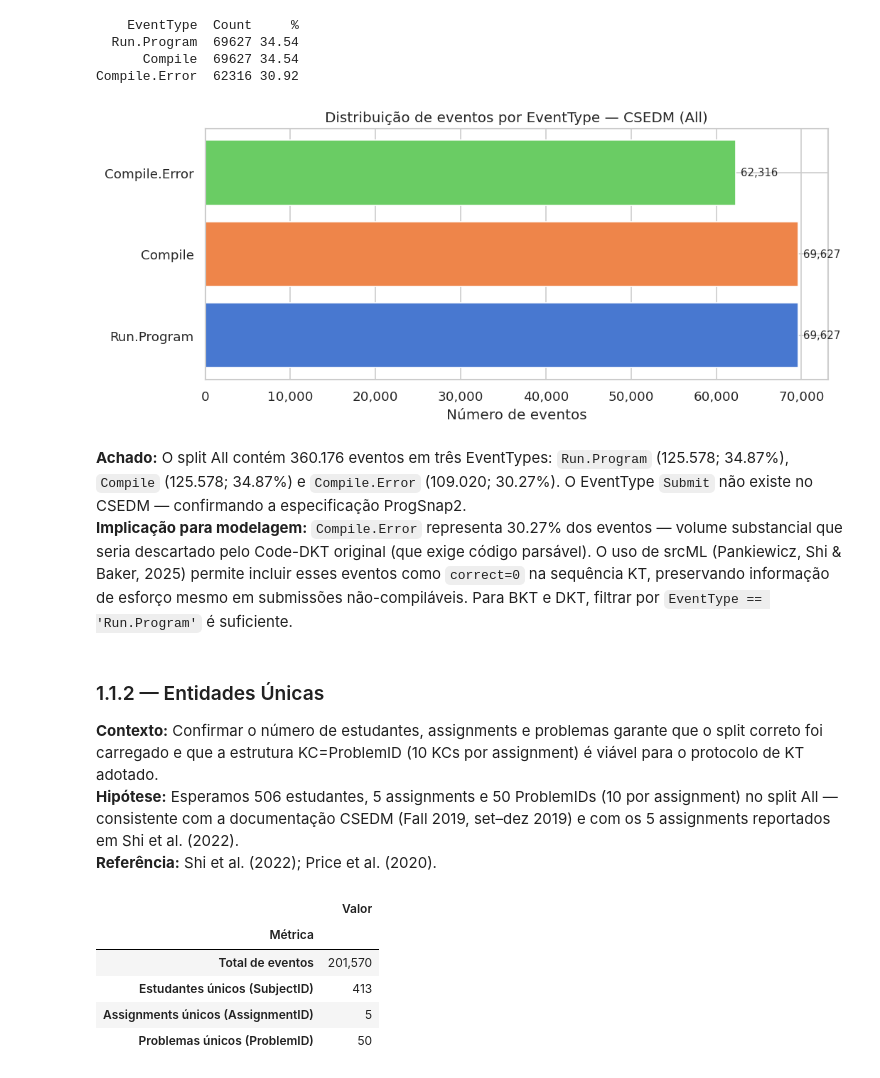
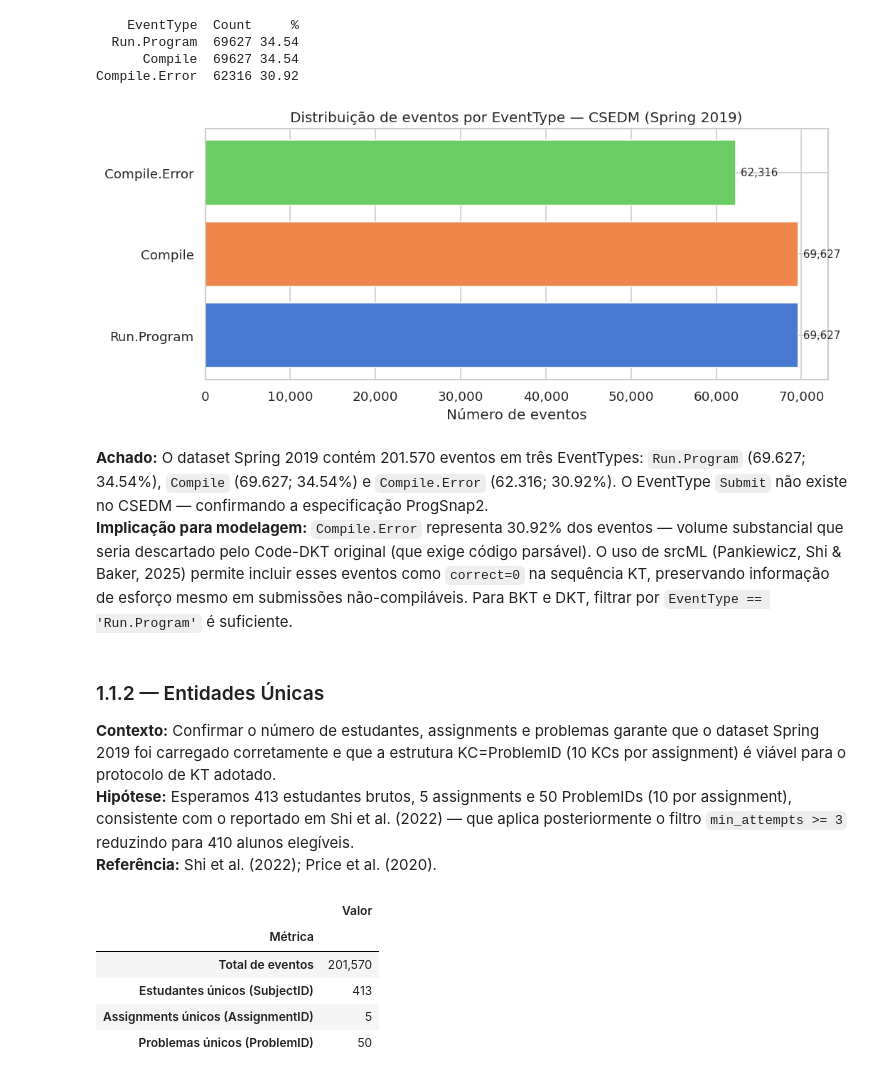
Before and after one commit to scuiki/tcc.edm.kt, a Jupyter notebook: notebooks/01_eda.ipynb, the cells around one changed output. Saved outputs shown, nothing was run; the diff lists cells and outputs as text; code cells hidden in the pictures.

```diff
--- a/notebooks/01_eda.ipynb
+++ b/notebooks/01_eda.ipynb
@@ -65,22 +65,22 @@ Compile.Error  62316 30.92
 # %%
 fig, ax = plt.subplots(figsize=(9, 4))
 bars = ax.barh(event_counts['EventType'], event_counts['Count'], color=sns.color_palette('muted'))
 ax.bar_label(bars, labels=[f"{v:,}" for v in event_counts['Count']], padding=4, fontsize=9)
 ax.set_xlabel('Número de eventos')
-ax.set_title('Distribuição de eventos por EventType — CSEDM (All)')
+ax.set_title('Distribuição de eventos por EventType — CSEDM (Spring 2019)')
 ax.xaxis.set_major_formatter(mticker.FuncFormatter(lambda x, _: f'{int(x):,}'))
 plt.tight_layout()
 plt.show()
 # %% [output]
-[figure, old version]
+[figure, new version]
 # %% [markdown]
-**Achado:** O split All contém 360.176 eventos em três EventTypes: `Run.Program` (125.578; 34.87%), `Compile` (125.578; 34.87%) e `Compile.Error` (109.020; 30.27%). O EventType `Submit` não existe no CSEDM — confirmando a especificação ProgSnap2.
-**Implicação para modelagem:** `Compile.Error` representa 30.27% dos eventos — volume substancial que seria descartado pelo Code-DKT original (que exige código parsável). O uso de srcML (Pankiewicz, Shi & Baker, 2025) permite incluir esses eventos como `correct=0` na sequência KT, preservando informação de esforço mesmo em submissões não-compiláveis. Para BKT e DKT, filtrar por `EventType == 'Run.Program'` é suficiente.
+**Achado:** O dataset Spring 2019 contém 201.570 eventos em três EventTypes: `Run.Program` (69.627; 34.54%), `Compile` (69.627; 34.54%) e `Compile.Error` (62.316; 30.92%). O EventType `Submit` não existe no CSEDM — confirmando a especificação ProgSnap2.
+**Implicação para modelagem:** `Compile.Error` representa 30.92% dos eventos — volume substancial que seria descartado pelo Code-DKT original (que exige código parsável). O uso de srcML (Pankiewicz, Shi & Baker, 2025) permite incluir esses eventos como `correct=0` na sequência KT, preservando informação de esforço mesmo em submissões não-compiláveis. Para BKT e DKT, filtrar por `EventType == 'Run.Program'` é suficiente.
 # %% [markdown]
 ### 1.1.2 — Entidades Únicas
 
-**Contexto:** Confirmar o número de estudantes, assignments e problemas garante que o split correto foi carregado e que a estrutura KC=ProblemID (10 KCs por assignment) é viável para o protocolo de KT adotado.
-**Hipótese:** Esperamos 506 estudantes, 5 assignments e 50 ProblemIDs (10 por assignment) no split All — consistente com a documentação CSEDM (Fall 2019, set–dez 2019) e com os 5 assignments reportados em Shi et al. (2022).
+**Contexto:** Confirmar o número de estudantes, assignments e problemas garante que o dataset Spring 2019 foi carregado corretamente e que a estrutura KC=ProblemID (10 KCs por assignment) é viável para o protocolo de KT adotado.
+**Hipótese:** Esperamos 413 estudantes brutos, 5 assignments e 50 ProblemIDs (10 por assignment), consistente com o reportado em Shi et al. (2022) — que aplica posteriormente o filtro `min_attempts >= 3` reduzindo para 410 alunos elegíveis.
 **Referência:** Shi et al. (2022); Price et al. (2020).
 # %%
 n_students    = all_main['SubjectID'].nunique()
```
Also changed, not shown: parts of 42 cells of this notebook, 6 other files.
